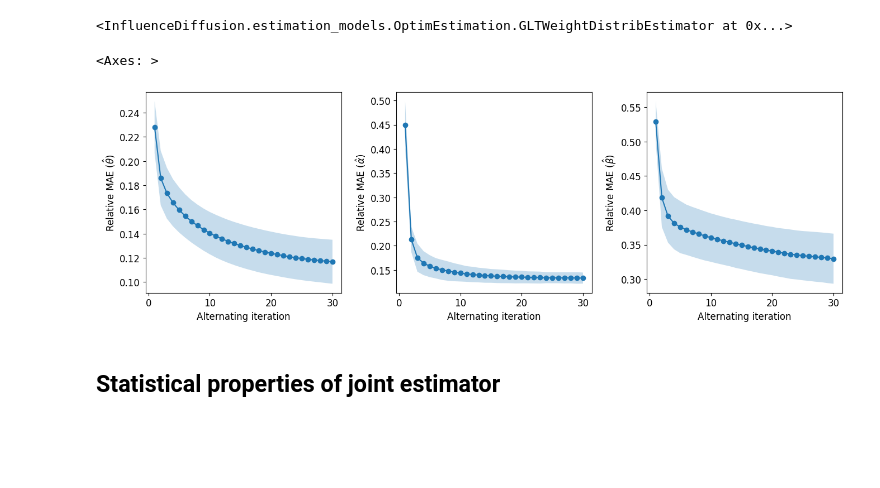
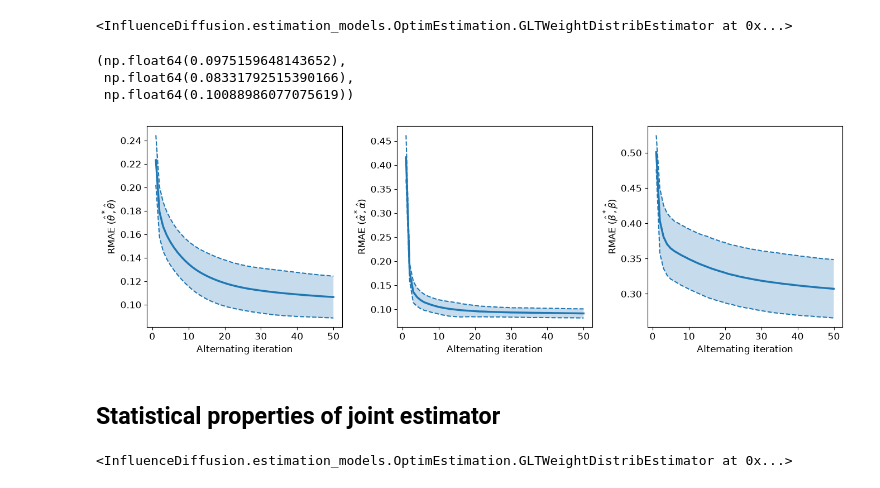
Before and after one commit to AlexanderKagan/gltm_experiments, a Jupyter notebook: additional_experiments/joint_weight_threshold_estimation.ipynb, the cells around one changed output. Drawn from its saved outputs; the diff is of its cells as text; code cells hidden in the pictures; blank space fills up the shorter version.

```diff
--- a/additional_experiments/joint_weight_threshold_estimation.ipynb
+++ b/additional_experiments/joint_weight_threshold_estimation.ipynb
@@ -120,10 +62,10 @@ init_weights = make_weighted_cascade_weights(g)
 ## Stability to weight initialization
 # %%
 gltm_estim_ab_oracle = GLTWeightDistribEstimator(g, distrib_family=beta,
-                                                 distrib_params_2_range={"a": (1, 10), "b": (1, 10)})
+                                                 distrib_params_2_range={"a": (1, 5), "b": (1, 5)})
 
 # golden standard is estimator initialized with true weights
-gltm_estim_ab_oracle.fit(train_traces, init_weights=g.weights, max_alternate_iter=max_alternate_iter, tol=0)
+gltm_estim_ab_oracle.fit(traces, init_weights=g.weights, max_alternate_iter=max_alternate_iter, tol=0)
 # %% [output]
 <InfluenceDiffusion.estimation_models.OptimEstimation.GLTWeightDistribEstimator at 0x...>
 # %%
@@ -134,17 +76,14 @@ vertex_weight_histories_over_rs = []
 vertex_nll_histories_over_rs = []
 
 gltm_estim_ab = GLTWeightDistribEstimator(g, distrib_family=beta,
-                                          distrib_params_2_range={"a": (1, 10), "b": (1, 10)})
+                                          distrib_params_2_range={"a": (1, 5), "b": (1, 5)})
 
 for rs in tqdm(rs_range):
     init_weights = make_random_weights_with_indeg_constraint(g, indeg_ub=1, random_state=rs)
-    gltm_estim_ab.fit(train_traces, init_weights=init_weights, max_alternate_iter=max_alternate_iter, tol=tol)
+    gltm_estim_ab.fit(traces, init_weights=init_weights, max_alternate_iter=max_alternate_iter, tol=tol)
     vertex_param_histories_over_rs.append(gltm_estim_ab.distrib_param_history_)
     vertex_weight_histories_over_rs.append(gltm_estim_ab.weights_history_)
     vertex_nll_histories_over_rs.append(gltm_estim_ab.nll_history_)
-# %%
-def RMAE(y_true, y_pred, axis=None):
-    return np.linalg.norm(y_true - y_pred, ord=1, axis=axis) / np.linalg.norm(y_true, ord=1, axis=axis)
 # %%
 def plot_convergence(
     true_values,
@@ -155,6 +94,7 @@ def plot_convergence(
     n_std=2,
     ax=None,
     fontsize=12,
+    marker=None
 ):
     """
     Plot mean error with confidence bounds across iterations.
@@ -176,6 +116,12 @@ def plot_convergence(
 
     ax : matplotlib.axes.Axes, optional
         Axes on which to draw the plot.
+
+    fontsize : int, optional
+        Font size for axis labels and ticks.
+
+    marker : str, optional
+        Marker style for the mean error line.
 
     Returns
     -------
@@ -220,7 +166,9 @@ def plot_convergence(
     if ax is None:
         _, ax = plt.subplots()
 
-    ax.plot(iterations, mean_error, marker="o")
+    ax.plot(iterations, mean_error, marker=marker, linewidth=2.5)
+    ax.plot(iterations, lower, linewidth=1.5, linestyle="--", color=ax.lines[-1].get_color())
+    ax.plot(iterations, upper, linewidth=1.5, linestyle="--", color=ax.lines[-1].get_color())
     ax.fill_between(iterations, lower, upper, alpha=0.25)
 
     ax.set_xlabel(xlab, fontsize=fontsize)
@@ -234,14 +182,22 @@ filter_cond = lambda v: g.get_indegree(v) >= 3
 
 node_sample = [v for v in gltm_estim_ab_oracle.informative_vertices if filter_cond(v)]
 
-fitted_params_df.loc[node_sample].boxplot(figsize=(6, 4))
+# fitted_params_df.loc[node_sample].boxplot(figsize=(6, 4))
-# %% [output]
-<Axes: >
 # %%
 oracle_pred_weights = np.hstack([gltm_estim_ab_oracle.weights_[g.get_parents_mask(v)] for v in node_sample])
 oracle_pred_distrib_params = gltm_estim_ab_oracle.get_fitted_threshold_distrib_params()
 oracle_pred_as = np.hstack([oracle_pred_distrib_params[v]["a"] for v in node_sample])
 oracle_pred_bs = np.hstack([oracle_pred_distrib_params[v]["b"] for v in node_sample])
+# %%
+true_sample_weights = np.hstack([g.weights[g.get_parents_mask(v)] for v in node_sample])
+true_sample_as = np.hstack([true_as[v] for v in node_sample])
+true_sample_bs = np.hstack([true_bs[v] for v in node_sample])
+
+RMAE(true_sample_weights, oracle_pred_weights), RMAE(true_sample_as, oracle_pred_as), RMAE(true_sample_bs, oracle_pred_bs)
+# %% [output]
+(np.float64(0.0975159648143652),
+ np.float64(0.08331792515390166),
+ np.float64(0.10088986077075619))
 # %%
 a_histories_over_rs = [[np.hstack([param_hists_over_vertices[v][iteration][0] for v in node_sample])
                         for iteration in range(max_alternate_iter)]
@@ -255,31 +211,31 @@ weight_histories_over_rs = [[np.hstack([weight_hist[v][iteration] for v in node_
 # %%
 fig, axs = plt.subplots(1, 3, figsize=(14, 5))
 fig.tight_layout(pad=4.0)
 
 
 plot_convergence(
     true_values=oracle_pred_weights,
     pred_values=np.stack(weight_histories_over_rs),
     ax=axs[0],
-    ylab=r"Relative MAE ($\hat{\theta}$)"
+    ylab=r"RMAE ($\hat{\theta}^*\!\!\!, \hat{\theta}$)"
 )
 
 plot_convergence(
     true_values=oracle_pred_as,
     pred_values=np.stack(a_histories_over_rs),
     ax=axs[1],
-    ylab=r"Relative MAE ($\hat{\alpha}$)"
+    ylab=r"RMAE ($\hat{\alpha}^*\!\!\!, \hat{\alpha}$)"
 )
 
 plot_convergence(
     true_values=oracle_pred_bs,
     pred_values=np.stack(b_histories_over_rs),
     ax=axs[2],
-    ylab=r"Relative MAE ($\hat{\beta}$)"
+    ylab=r"RMAE ($\hat{\beta}^*\!\!\!, \hat{\beta}$)"
 )
 
 plt.show()
 # %% [output]
-[figure, old version]
+[figure, new version]
 # %% [markdown]
 ## Statistical properties of joint estimator
@@ -286 +254,7 @@ plt.show()
+# %%
+gltm_estim_ab = GLTWeightDistribEstimator(g, distrib_family=beta,
+                                          distrib_params_2_range={"a": (1, 5), "b": (1, 5)})
+gltm_estim_ab.fit(train_traces, max_alternate_iter=max_alternate_iter, tol=tol)
+# %% [output]
+<InfluenceDiffusion.estimation_models.OptimEstimation.GLTWeightDistribEstimator at 0x...>
 # %%
```
Also changed, not shown: parts of 18 cells of this notebook, 4 other files.
